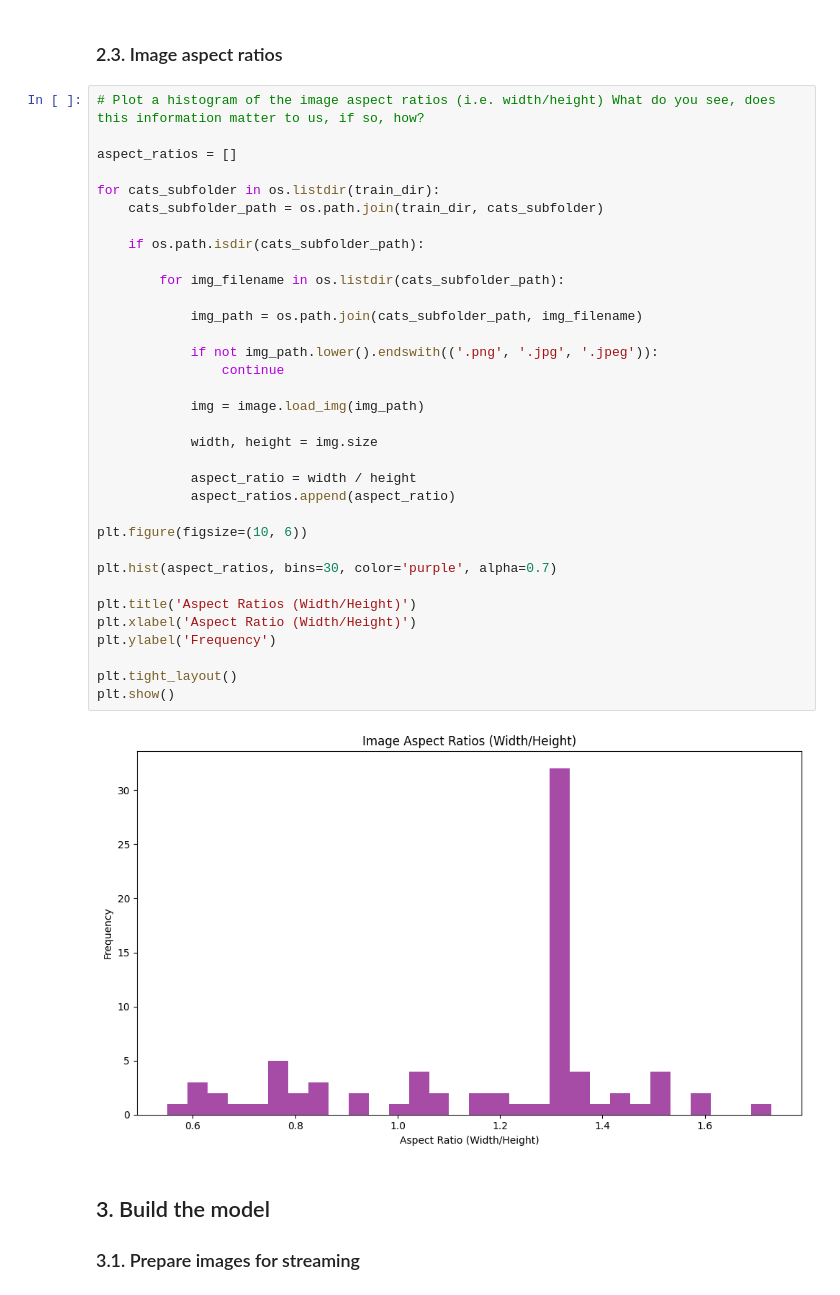
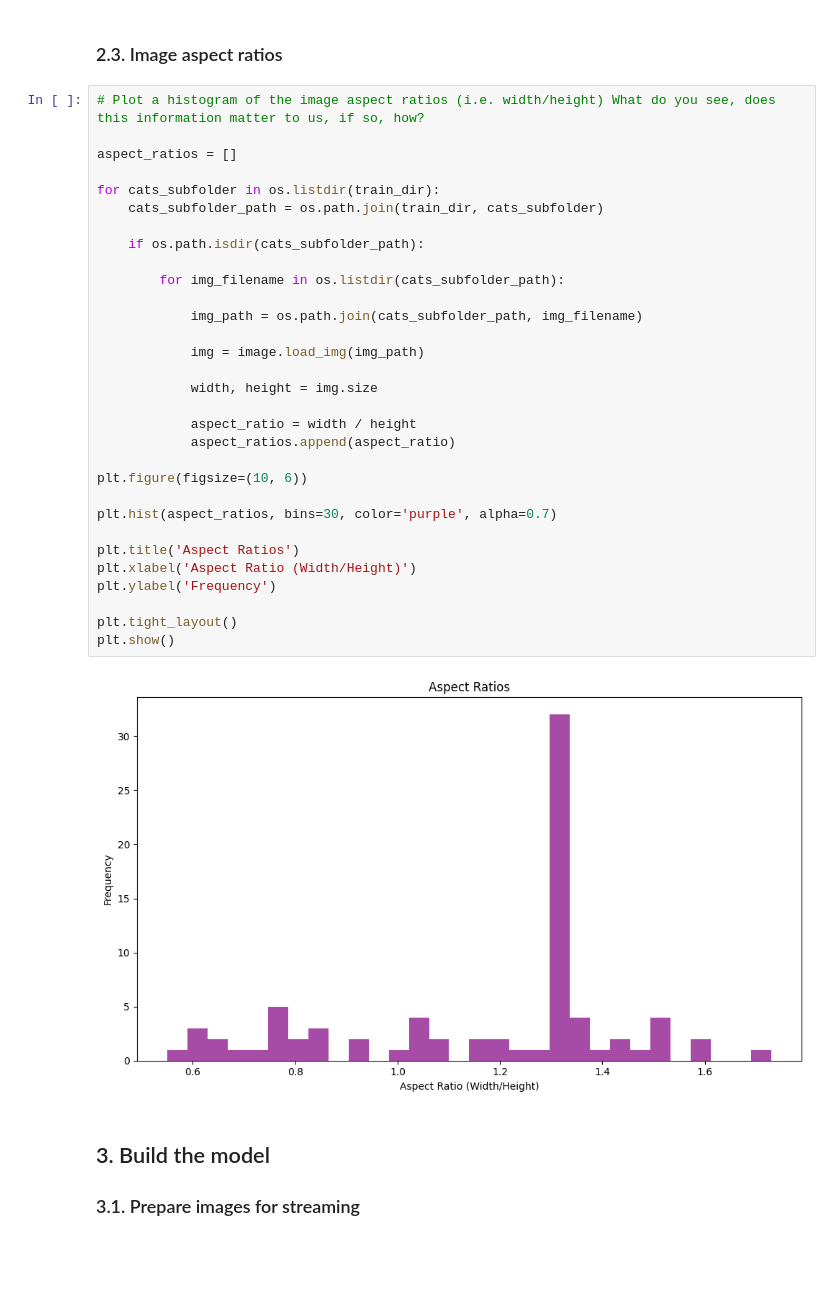
Before and after one commit to 4GeeksAcademy/Team-Crunchy-Tacos_gperdrizet-image-classification-project, a Jupyter notebook: src/mvp.ipynb, the cells around one changed output. Drawn from its saved outputs; the diff is of its cells as text; blank space fills up the shorter version.

```diff
--- a/src/mvp.ipynb
+++ b/src/mvp.ipynb
@@ -302,38 +302,35 @@ plt.show()
 # Plot a histogram of the image aspect ratios (i.e. width/height) What do you see, does this information matter to us, if so, how?
 
 aspect_ratios = []
 
 for cats_subfolder in os.listdir(train_dir):
     cats_subfolder_path = os.path.join(train_dir, cats_subfolder)
 
     if os.path.isdir(cats_subfolder_path):
 
         for img_filename in os.listdir(cats_subfolder_path):
 
             img_path = os.path.join(cats_subfolder_path, img_filename)
 
-            if not img_path.lower().endswith(('.png', '.jpg', '.jpeg')):
-                continue
-
             img = image.load_img(img_path)
 
             width, height = img.size
 
             aspect_ratio = width / height
             aspect_ratios.append(aspect_ratio)
 
 plt.figure(figsize=(10, 6))
 
 plt.hist(aspect_ratios, bins=30, color='purple', alpha=0.7)
 
-plt.title('Aspect Ratios (Width/Height)')
+plt.title('Aspect Ratios')
 plt.xlabel('Aspect Ratio (Width/Height)')
 plt.ylabel('Frequency')
 
 plt.tight_layout()
 plt.show()
 # %% [output]
-[figure, old version]
+[figure, new version]
 # %% [markdown]
 ## 3. Build the model
 
```
Also changed, not shown: parts of 3 cells of this notebook.
